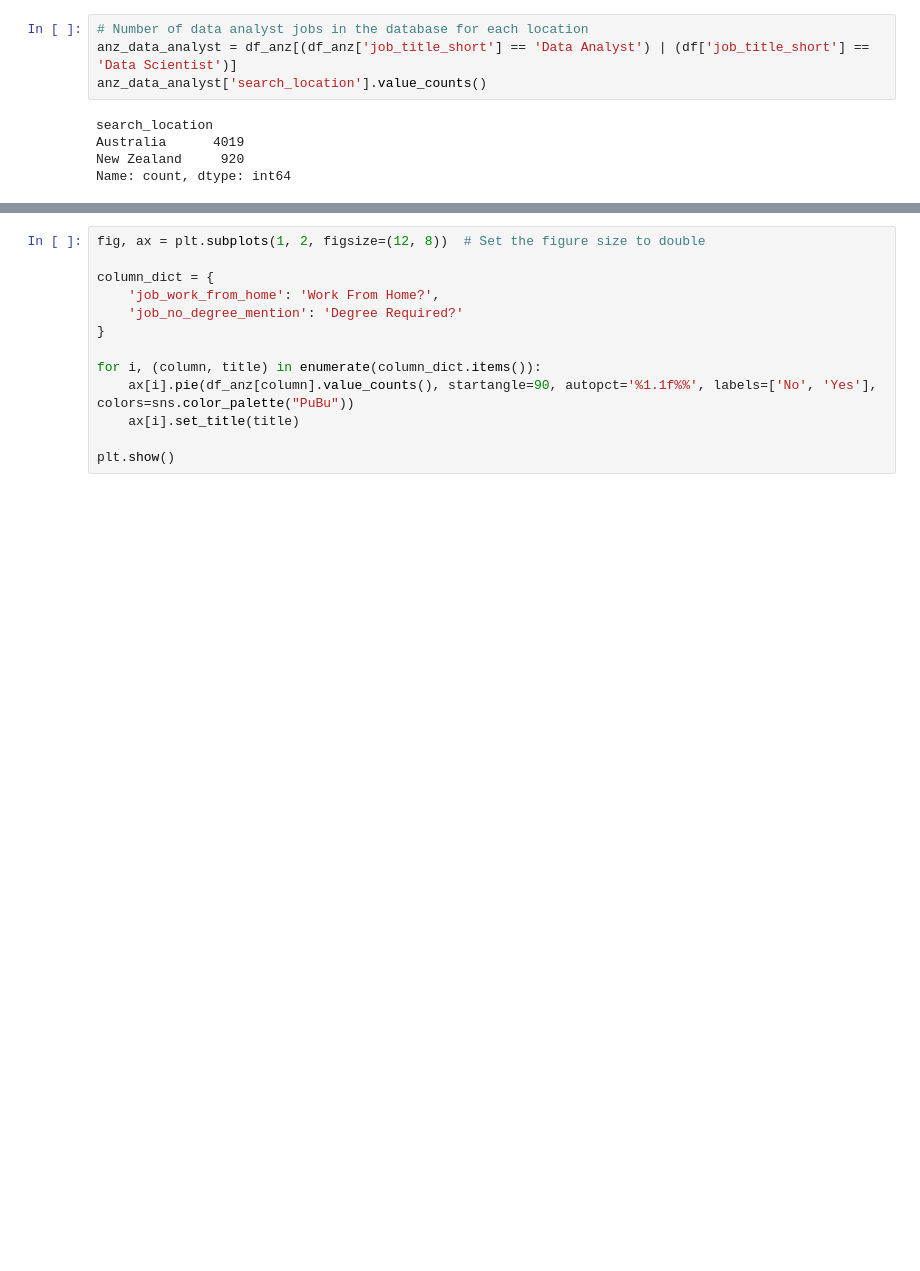
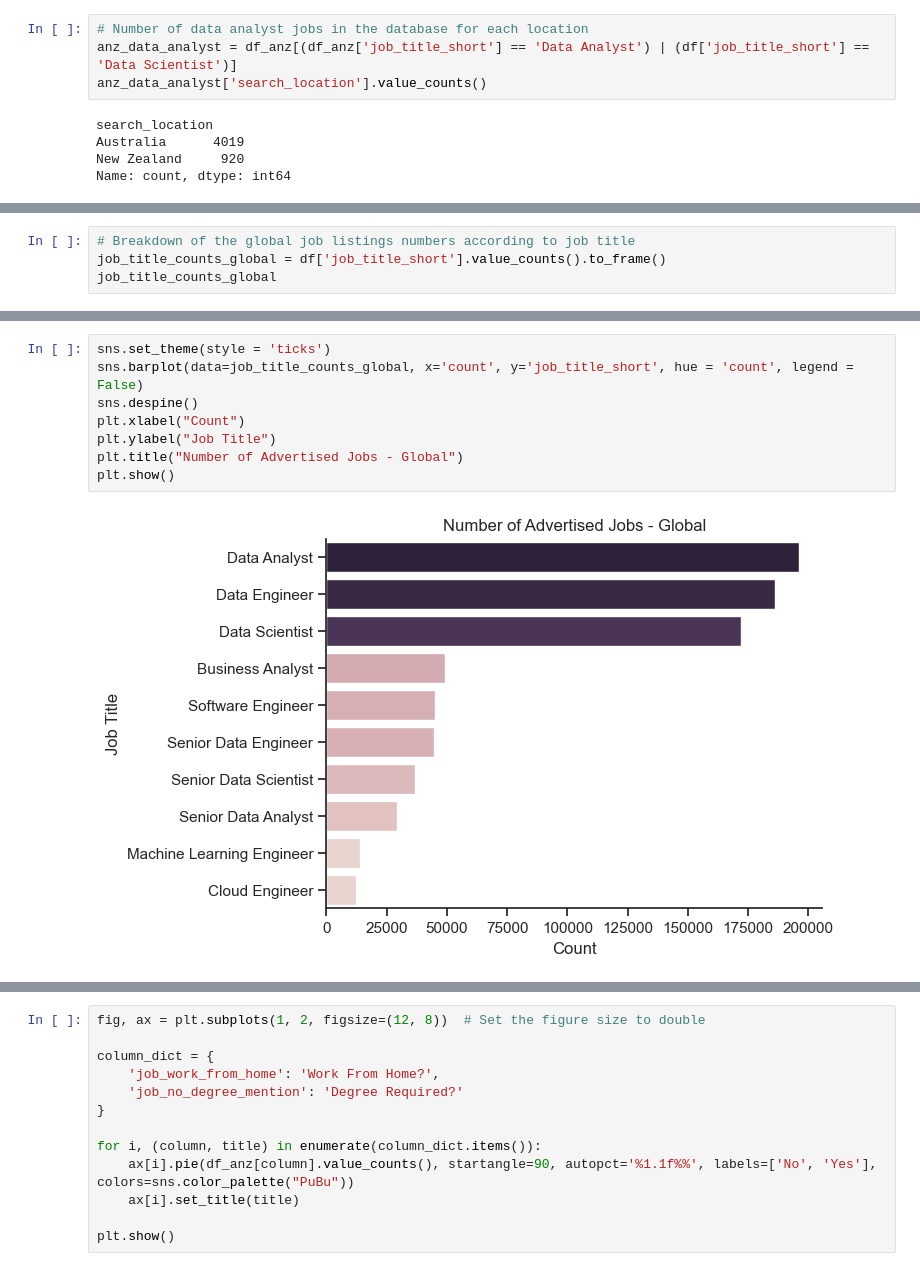
Before and after one commit to gayanadasooriya/Data-Job-Skills-Analysis-, a Jupyter notebook: python_project/job_skills_eda.ipynb, the cells around one changed output, grey strips where cells are left out. Saved outputs shown, nothing was run; the diff lists cells and outputs as text; blank space fills up the shorter version.

```diff
--- a/python_project/job_skills_eda.ipynb
+++ b/python_project/job_skills_eda.ipynb
@@ -162,0 +163,4 @@ plt.show()
+# %%
+# Breakdown of the global job listings numbers according to job title
+job_title_counts_global = df['job_title_short'].value_counts().to_frame()
+job_title_counts_global
@@ -163,3 +180,13 @@ plt.show()
+# %%
+sns.set_theme(style = 'ticks')
+sns.barplot(data=job_title_counts_global, x='count', y='job_title_short', hue = 'count', legend = False)
+sns.despine()
+plt.xlabel("Count")
+plt.ylabel("Job Title")
+plt.title("Number of Advertised Jobs - Global")
+plt.show()
+# %% [output]
+[figure, added]
 # %%
 # How many of the jobs offer at least some work from home?
 pie_chart = df_anz ['job_work_from_home'].value_counts()
```
Also changed, not shown: parts of 5 cells of this notebook, 1 other file.
